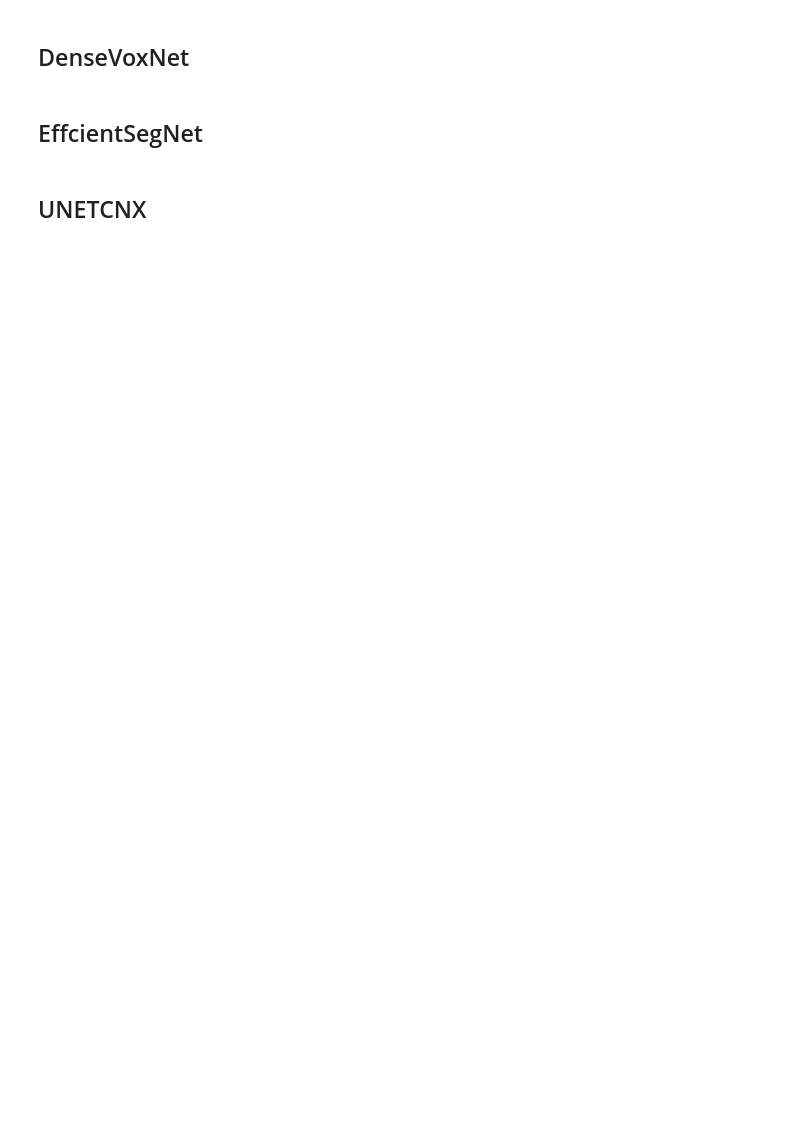
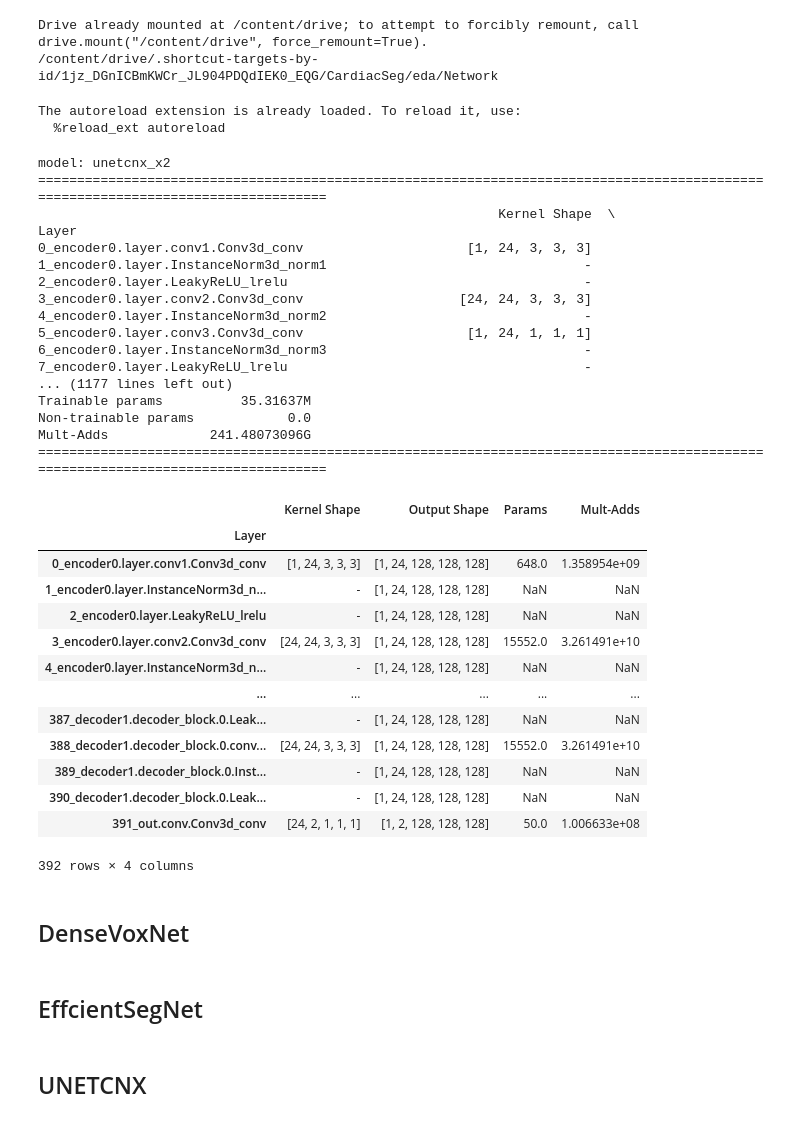
Before and after one commit to conflick0/CardiacSeg, a Jupyter notebook: eda/Network/network.ipynb, the cells around one changed output. Cells and saved outputs as stored; diff of their text form; code cells hidden in the pictures; blank space fills up the shorter version.

Commit message:
add unetcnx x2 convnext + epa

```diff
--- a/eda/Network/network.ipynb
+++ b/eda/Network/network.ipynb
@@ -3,22 +22,22 @@
 # %%
 # mount driver
-# from google.colab import drive
-# drive.mount('/content/drive')
-# %cd /content/drive/MyDrive/CardiacSeg/eda/Network
+from google.colab import drive
+drive.mount('/content/drive')
+%cd /content/drive/MyDrive/CardiacSeg/eda/Network
 
-# install dependents
+#install dependents
 # !pip install -q "monai-weekly[nibabel, tqdm, einops]"
 # !python -c "import matplotlib" || pip install -q matplotlib
 # !pip install -q timm
 # !pip install -U -q openmim
 # !mim install -U -q mmcv-full
 # !pip install ml-collections
+# !pip install torchsummaryX
 # %matplotlib inline
+# %% [output]
+Drive already mounted at /content/drive; to attempt to forcibly remount, call drive.mount("/content/drive", force_remount=True).
+/content/drive/.shortcut-targets-by-id/1jz_DGnICBmKWCr_JL904PDQdIEK0_EQG/CardiacSeg/eda/Network
 # %%
-# sync python module
-%load_ext autoreload
-%autoreload 2
-
 import sys
 
 from torchsummaryX import summary
@@ -26,11 +45,64 @@ from torchsummaryX import summary
 import torch
 
 # set package path
-sys.path.append('/nfs/Workspace/CardiacSeg')
+sys.path.append('/content/drive/MyDrive/CardiacSeg')
 
 import argparse
 from networks.network import network
 from networks.ssl_head import SSLHead
+
+# sync python module
+%load_ext autoreload
+%autoreload 2
+# %% [output]
+The autoreload extension is already loaded. To reload it, use:
+  %reload_ext autoreload
+# %%
+parser = argparse.ArgumentParser(description="model segmentation pipeline")
+args = parser.parse_args([])
+args.device = 'cuda'
+args.in_channels = 1
+args.out_channels = 2
+args.roi_x, args.roi_y, args.roi_z = [128, 128, 128]
+net = None
+del net
+net = network('unetcnx_x2', args)
+inp = None
+del inp
+inp = torch.rand((1, 1, 128, 128, 128)).to(args.device)
+summary(net, inp)
+# %% [output]
+model: unetcnx_x2
+==================================================================================================================================
+                                                           Kernel Shape  \
+Layer
+0_encoder0.layer.conv1.Conv3d_conv                     [1, 24, 3, 3, 3]
+1_encoder0.layer.InstanceNorm3d_norm1                                 -
+2_encoder0.layer.LeakyReLU_lrelu                                      -
+3_encoder0.layer.conv2.Conv3d_conv                    [24, 24, 3, 3, 3]
+4_encoder0.layer.InstanceNorm3d_norm2                                 -
+5_encoder0.layer.conv3.Conv3d_conv                     [1, 24, 1, 1, 1]
+6_encoder0.layer.InstanceNorm3d_norm3                                 -
+7_encoder0.layer.LeakyReLU_lrelu                                      -
+... (1177 lines left out)
+Trainable params          35.31637M
+Non-trainable params            0.0
+Mult-Adds             241.48073096G
+==================================================================================================================================
+|  | Kernel Shape | Output Shape | Params | Mult-Adds |
+| Layer |  |  |  |  |
+| 0_encoder0.layer.conv1.Conv3d_conv | [1, 24, 3, 3, 3] | [1, 24, 128, 128, 128] | 648.0 | 1.358954e+09 |
+| 1_encoder0.layer.InstanceNorm3d_n... | - | [1, 24, 128, 128, 128] | NaN | NaN |
+| 2_encoder0.layer.LeakyReLU_lrelu | - | [1, 24, 128, 128, 128] | NaN | NaN |
+| 3_encoder0.layer.conv2.Conv3d_conv | [24, 24, 3, 3, 3] | [1, 24, 128, 128, 128] | 15552.0 | 3.261491e+10 |
+| 4_encoder0.layer.InstanceNorm3d_n... | - | [1, 24, 128, 128, 128] | NaN | NaN |
+| ... | ... | ... | ... | ... |
+| 387_decoder1.decoder_block.0.Leak... | - | [1, 24, 128, 128, 128] | NaN | NaN |
+| 388_decoder1.decoder_block.0.conv... | [24, 24, 3, 3, 3] | [1, 24, 128, 128, 128] | 15552.0 | 3.261491e+10 |
+| 389_decoder1.decoder_block.0.Inst... | - | [1, 24, 128, 128, 128] | NaN | NaN |
+| 390_decoder1.decoder_block.0.Leak... | - | [1, 24, 128, 128, 128] | NaN | NaN |
+| 391_out.conv.Conv3d_conv | [24, 2, 1, 1, 1] | [1, 2, 128, 128, 128] | 50.0 | 1.006633e+08 |
+392 rows × 4 columns
 # %% [markdown]
 ## DenseVoxNet
 # %%
```
Also changed, not shown: parts of 1 cell of this notebook, 4 other files.
